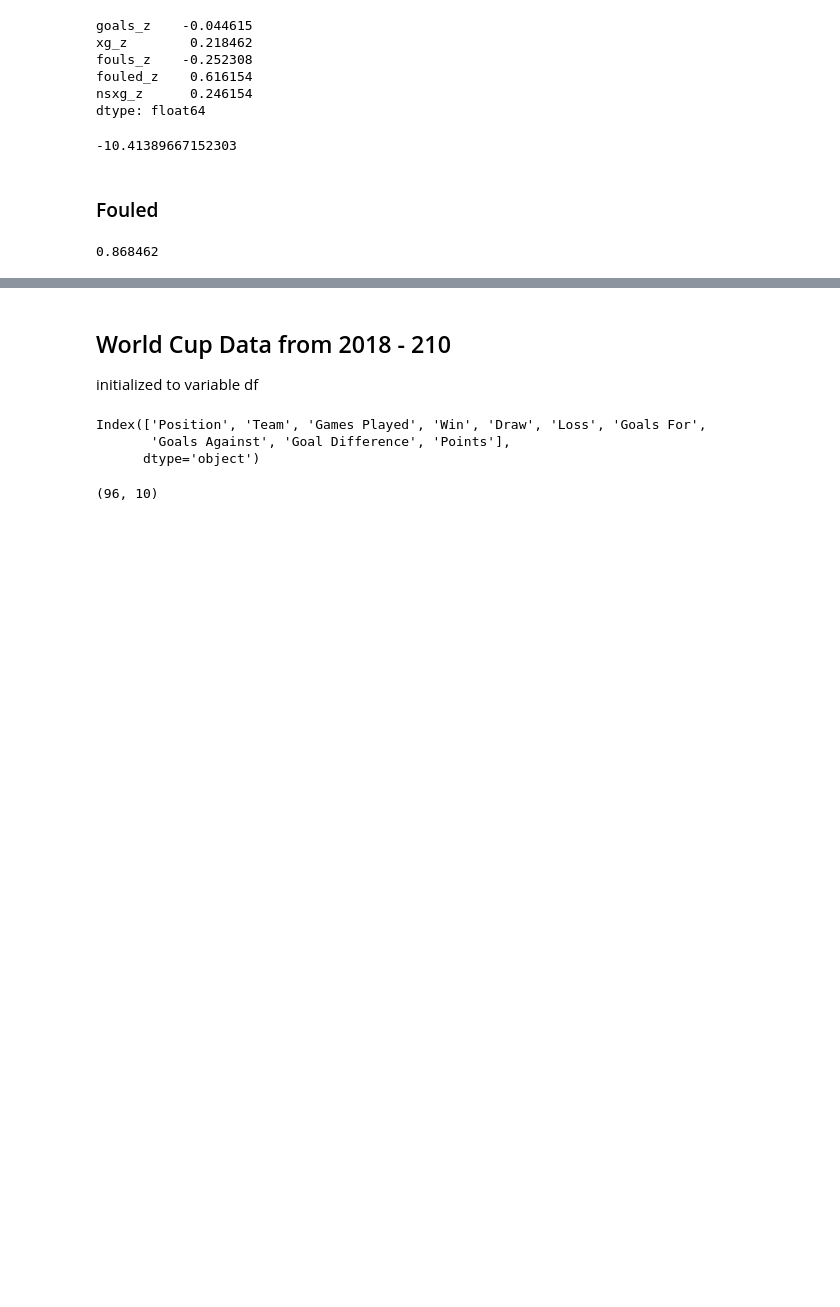
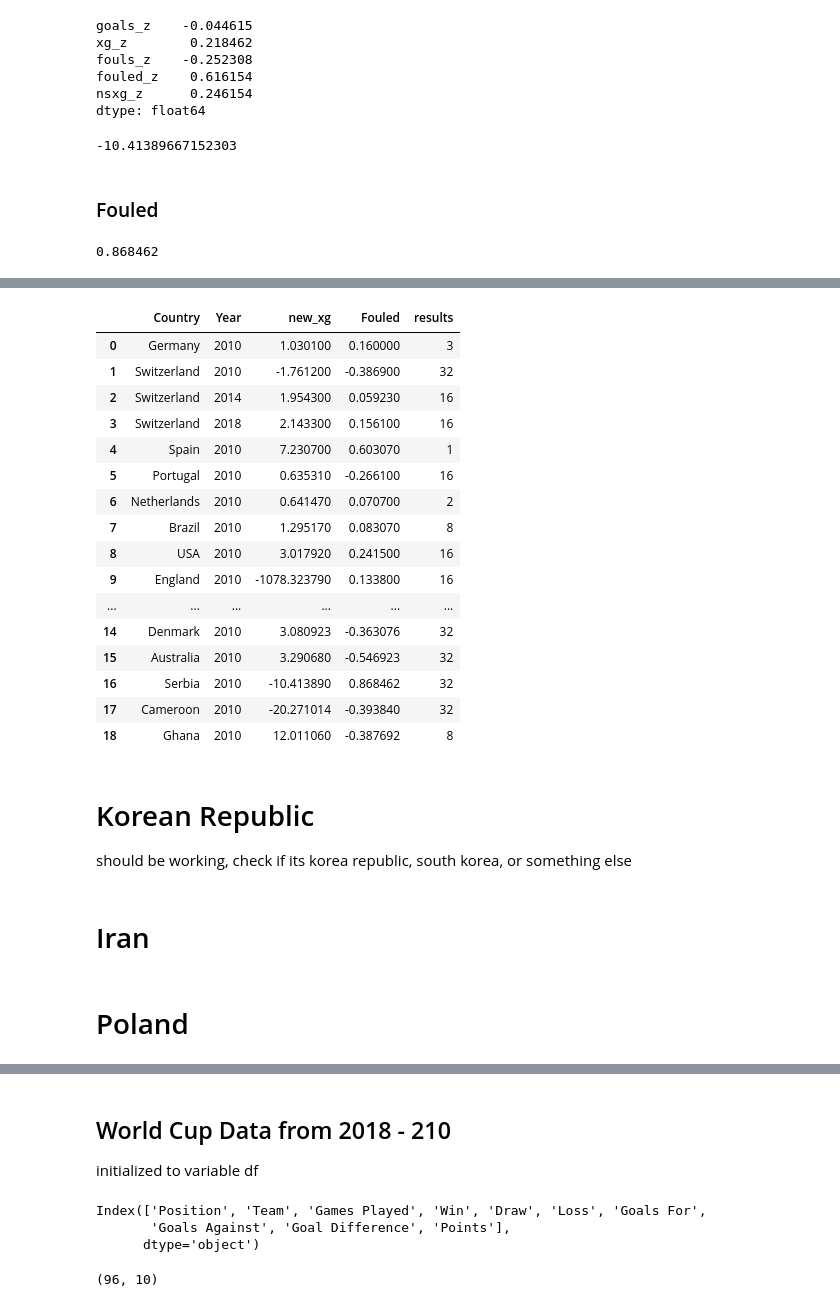
Before and after one commit to RyanJTalbot/bookcamp, a Jupyter notebook: world_cup/fifa/world cup.ipynb, the cells around one changed output, grey strips where cells are left out. Drawn from its saved outputs; the diff is of its cells as text; code cells hidden in the pictures; blank space fills up the shorter version.

```diff
--- a/world_cup/fifa/world cup.ipynb
+++ b/world_cup/fifa/world cup.ipynb
@@ -1234,0 +1421,4 @@ cam_year = comparisons.loc[comparisons["team"].isin(ser)]
+# %%
+new_row = {'Country': 'Cameroon', 'Year': 2010, 'new_xg': -20.271014, 'Fouled': -0.39384}
+
+stats_df = stats_df.append(new_row, ignore_index=True)
@@ -1234,0 +1460,4 @@ cam_year = comparisons.loc[comparisons["team"].isin(ser)]
+# %%
+new_row = {'Country': 'Ghana', 'Year': 2010, 'new_xg': 12.01106, 'Fouled': -0.387692}
+
+stats_df = stats_df.append(new_row, ignore_index=True)
@@ -1234,0 +1484,29 @@ cam_year = comparisons.loc[comparisons["team"].isin(ser)]
+# %%
+# df['Day'] = ['Monday', 'Tuesday', 'Wednesday', 'Thursday']
+# df
+
+stats_df['results'] = [3, 32, 16, 16, 1, 16, 2, 8, 16, 16, 8, 4, 16, 32, 32, 32, 32, 32, 8]
+# %%
+stats_df
+# %% [output]
+|  | Country | Year | new_xg | Fouled | results |
+| 0 | Germany | 2010 | 1.030100 | 0.160000 | 3 |
+| 1 | Switzerland | 2010 | -1.761200 | -0.386900 | 32 |
+| 2 | Switzerland | 2014 | 1.954300 | 0.059230 | 16 |
+| 3 | Switzerland | 2018 | 2.143300 | 0.156100 | 16 |
+| 4 | Spain | 2010 | 7.230700 | 0.603070 | 1 |
+| 5 | Portugal | 2010 | 0.635310 | -0.266100 | 16 |
+| 6 | Netherlands | 2010 | 0.641470 | 0.070700 | 2 |
+| 7 | Brazil | 2010 | 1.295170 | 0.083070 | 8 |
+| 8 | USA | 2010 | 3.017920 | 0.241500 | 16 |
+| 9 | England | 2010 | -1078.323790 | 0.133800 | 16 |
+| ... | ... | ... | ... | ... | ... |
+| 14 | Denmark | 2010 | 3.080923 | -0.363076 | 32 |
+| 15 | Australia | 2010 | 3.290680 | -0.546923 | 32 |
+| 16 | Serbia | 2010 | -10.413890 | 0.868462 | 32 |
+| 17 | Cameroon | 2010 | -20.271014 | -0.393840 | 32 |
+| 18 | Ghana | 2010 | 12.011060 | -0.387692 | 8 |
+# %% [markdown]
+# Korean Republic
+
+should be working, check if its korea republic, south korea, or something else
@@ -1234,0 +1517,4 @@ cam_year = comparisons.loc[comparisons["team"].isin(ser)]
+# %% [markdown]
+# Iran
+# %% [markdown]
+# Poland
```
Also changed, not shown: parts of 87 cells of this notebook.
